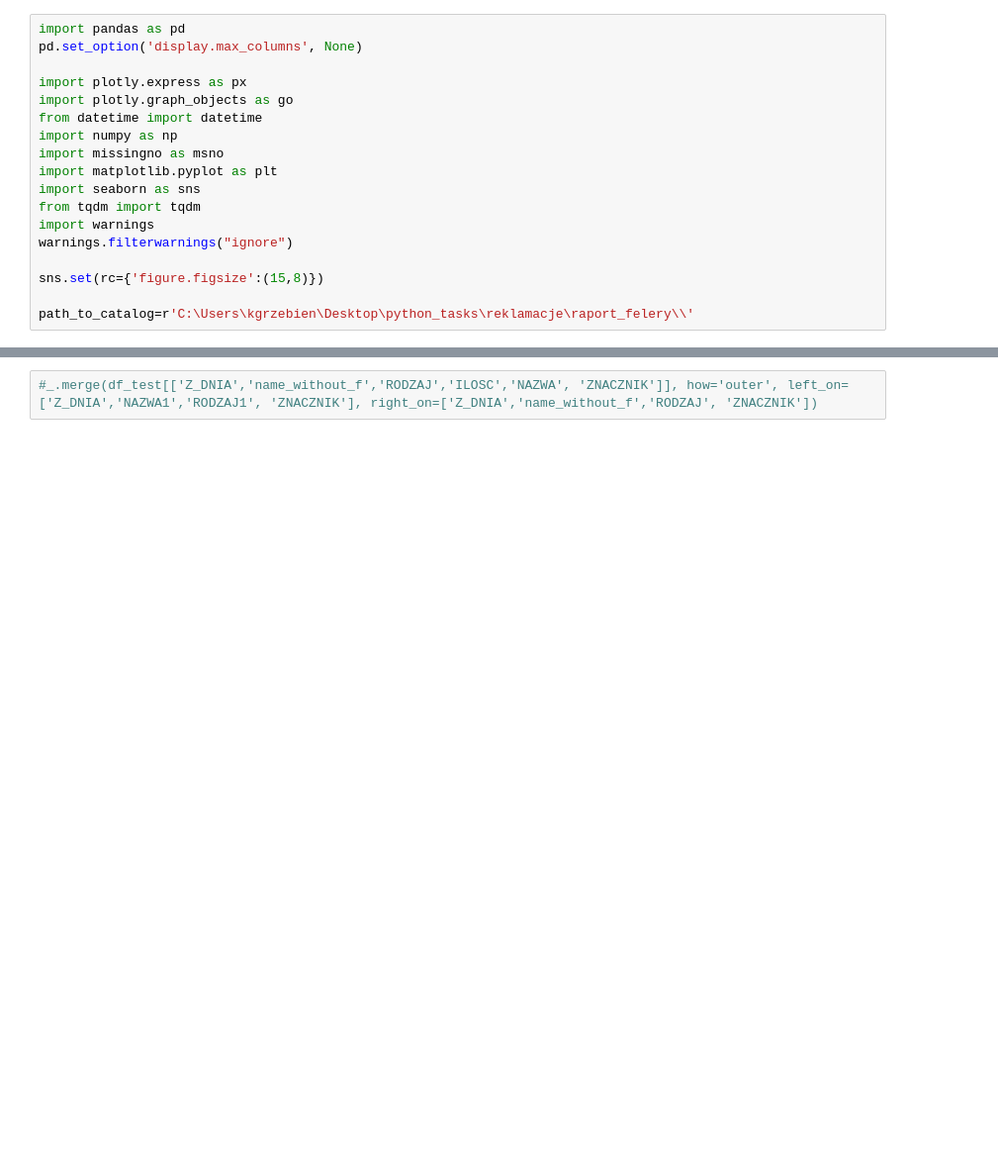
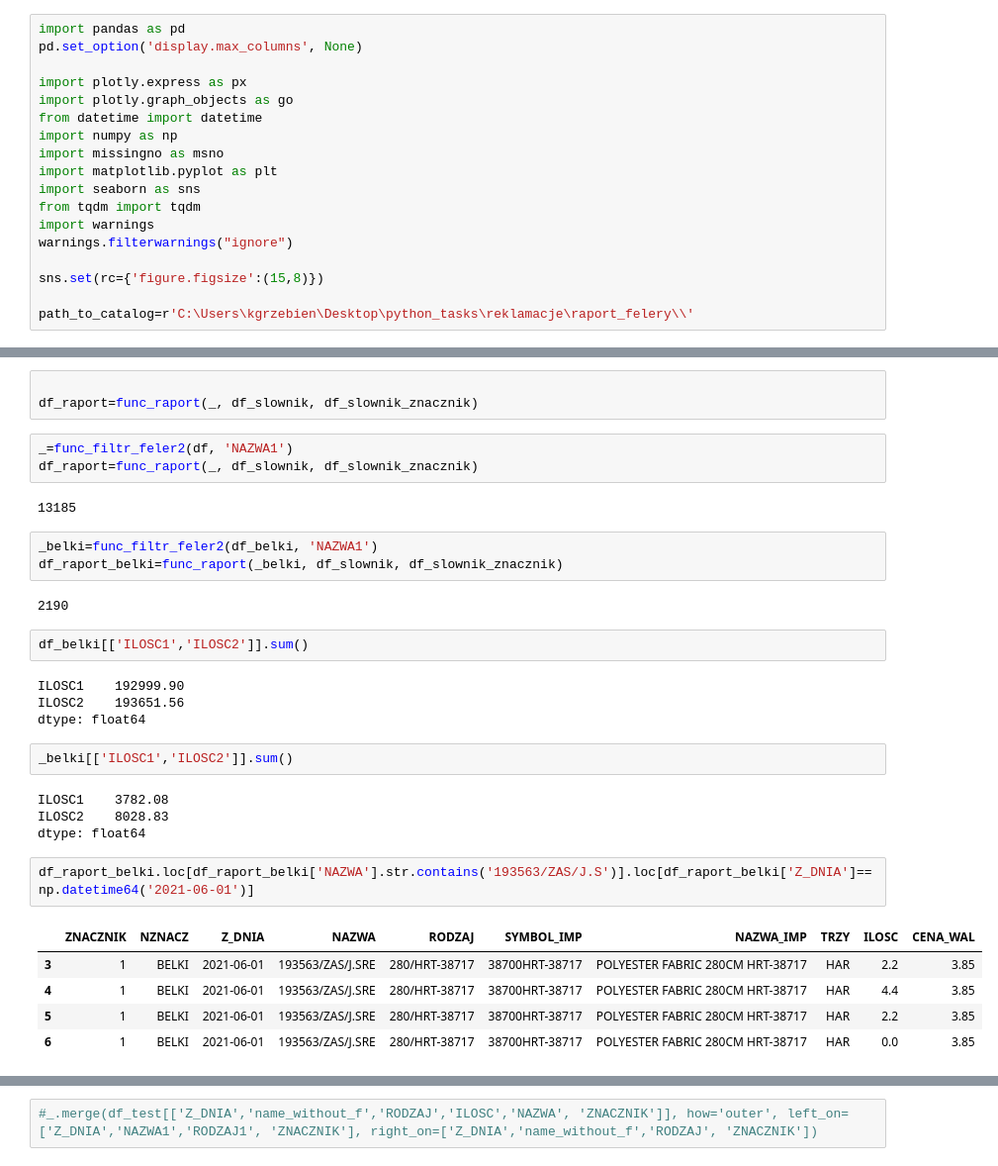
Before and after one commit to plggrzybuch/reklamacje, a Jupyter notebook: raport_felery.ipynb, the cells around one changed output, grey strips where cells are left out. Shown at 99% size. Saved outputs shown, nothing was run; the diff lists cells and outputs as text; blank space fills up the shorter version.

```diff
--- a/raport_felery.ipynb
+++ b/raport_felery.ipynb
@@ -120,0 +165,33 @@ _=func_filtr_feler2(df, 'NAZWA1')
+# %%
+
+df_raport=func_raport(_, df_slownik, df_slownik_znacznik)
+# %%
+_=func_filtr_feler2(df, 'NAZWA1')
+df_raport=func_raport(_, df_slownik, df_slownik_znacznik)
+# %% [output]
+13185
+# %%
+_belki=func_filtr_feler2(df_belki, 'NAZWA1')
+df_raport_belki=func_raport(_belki, df_slownik, df_slownik_znacznik)
+# %% [output]
+2190
+# %%
+df_belki[['ILOSC1','ILOSC2']].sum()
+# %% [output]
+ILOSC1    192999.90
+ILOSC2    193651.56
+dtype: float64
+# %%
+_belki[['ILOSC1','ILOSC2']].sum()
+# %% [output]
+ILOSC1    3782.08
+ILOSC2    8028.83
+dtype: float64
+# %%
+df_raport_belki.loc[df_raport_belki['NAZWA'].str.contains('193563/ZAS/J.S')].loc[df_raport_belki['Z_DNIA']==np.datetime64('2021-06-01')]
+# %% [output]
+|  | ZNACZNIK | NZNACZ | Z_DNIA | NAZWA | RODZAJ | SYMBOL_IMP | NAZWA_IMP | TRZY | ILOSC | CENA_WAL |
+| 3 | 1 | BELKI | 2021-06-01 | 193563/ZAS/J.SRE | 280/HRT-38717 | 38700HRT-38717 | POLYESTER FABRIC 280CM HRT-38717 | HAR | 2.2 | 3.85 |
+| 4 | 1 | BELKI | 2021-06-01 | 193563/ZAS/J.SRE | 280/HRT-38717 | 38700HRT-38717 | POLYESTER FABRIC 280CM HRT-38717 | HAR | 4.4 | 3.85 |
+| 5 | 1 | BELKI | 2021-06-01 | 193563/ZAS/J.SRE | 280/HRT-38717 | 38700HRT-38717 | POLYESTER FABRIC 280CM HRT-38717 | HAR | 2.2 | 3.85 |
+| 6 | 1 | BELKI | 2021-06-01 | 193563/ZAS/J.SRE | 280/HRT-38717 | 38700HRT-38717 | POLYESTER FABRIC 280CM HRT-38717 | HAR | 0.0 | 3.85 |
```
Also changed, not shown: parts of 15 cells of this notebook.
